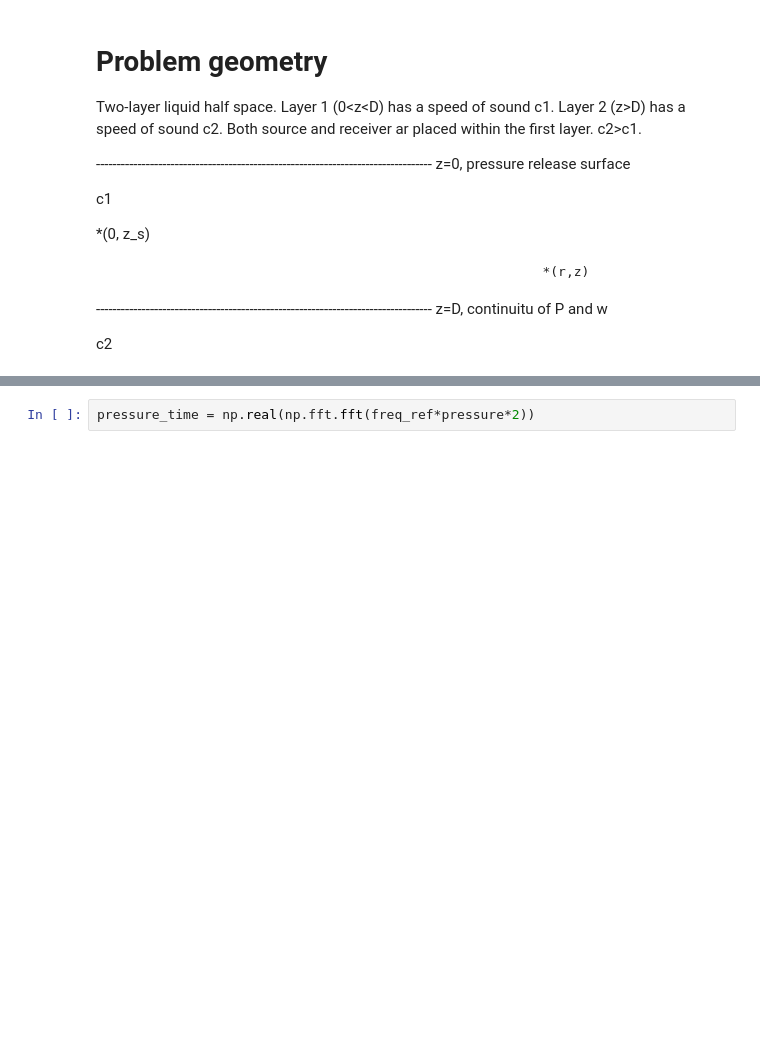
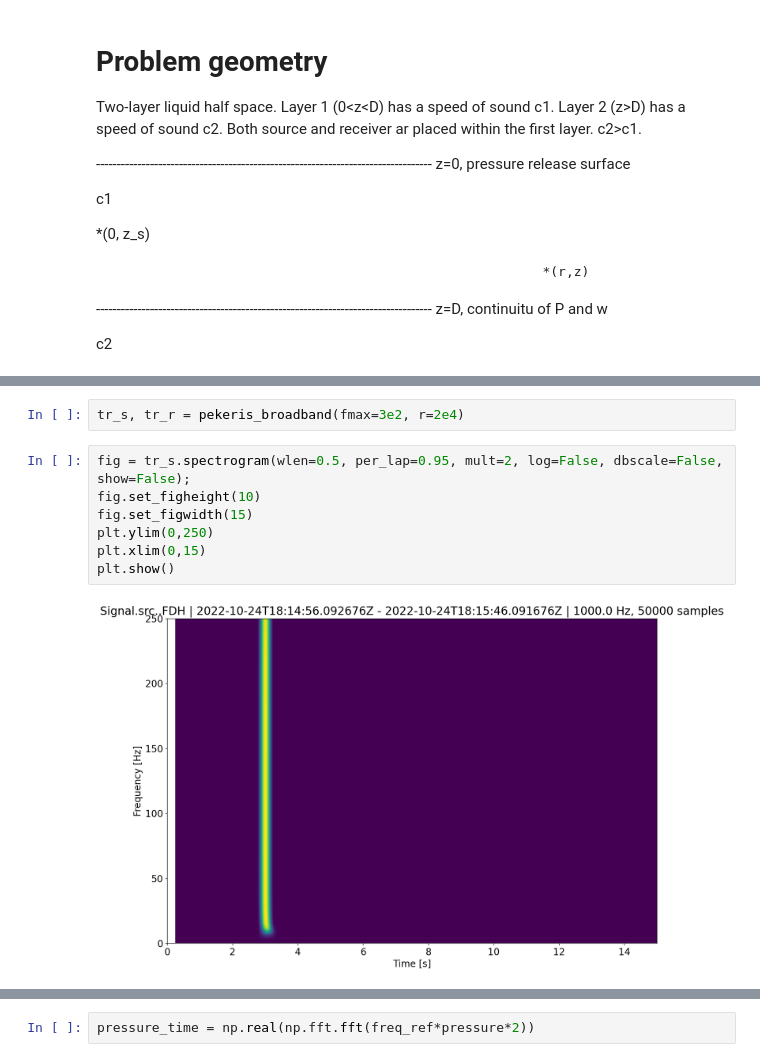
Before and after one commit to Gilaverbuch/pypekeris, a Jupyter notebook: Pekeris Solver.ipynb, the cells around one changed output, grey strips where cells are left out. Saved outputs shown, nothing was run; the diff lists cells and outputs as text; blank space fills up the shorter version.

Commit message:
added pekeris broadband

```diff
--- a/Pekeris Solver.ipynb
+++ b/Pekeris Solver.ipynb
@@ -164,0 +148,11 @@ plt.show()
+# %%
+tr_s, tr_r = pekeris_broadband(fmax=3e2, r=2e4)
+# %%
+fig = tr_s.spectrogram(wlen=0.5, per_lap=0.95, mult=2, log=False, dbscale=False, show=False);
+fig.set_figheight(10)
+fig.set_figwidth(15)
+plt.ylim(0,250)
+plt.xlim(0,15)
+plt.show()
+# %% [output]
+[figure, added]
```
Also changed, not shown: parts of 20 cells of this notebook, 1 other file.
